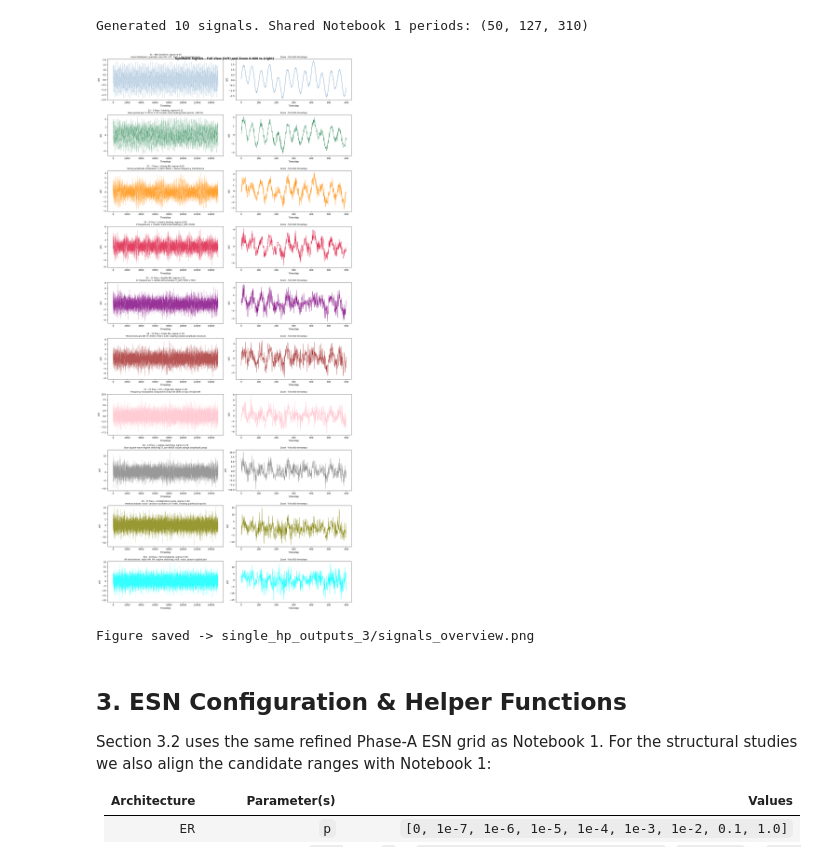
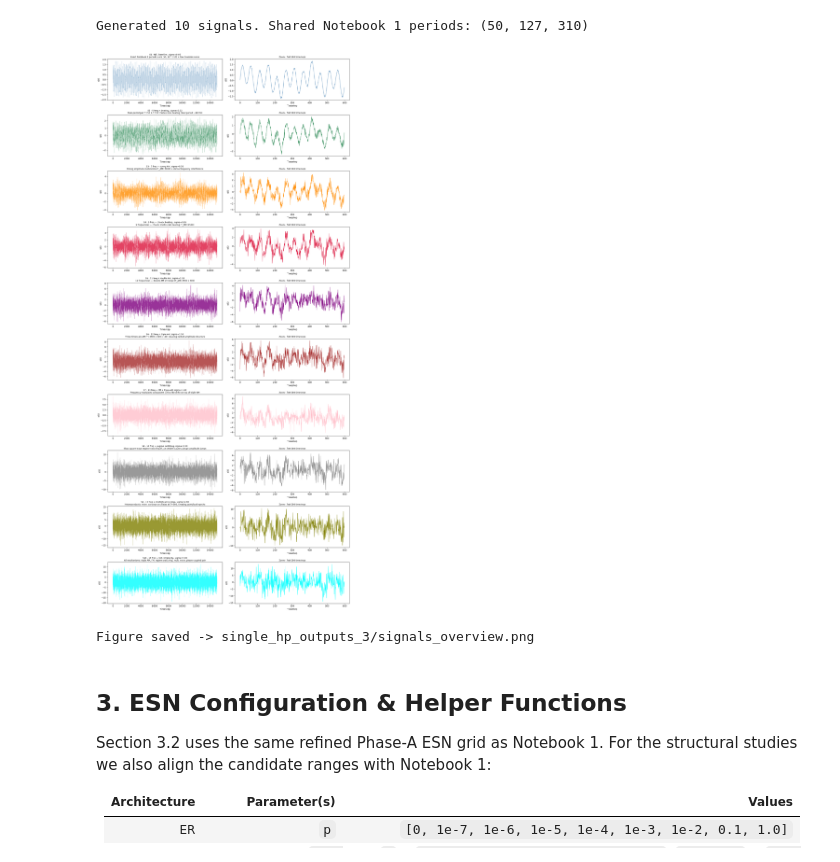
Before and after one commit to antoniommff/tfm_antmacfer1, a Jupyter notebook: 3 - Echo State Networks - Architecture Comparison on Increasingly Difficult Synthetic Signals.ipynb, the cells around one changed output. Cells and saved outputs as stored; diff of their text form; code cells hidden in the pictures.

```diff
--- a/3 - Echo State Networks — Architecture Comparison on Increasingly Difficult Synthetic Signals.ipynb
+++ b/3 - Echo State Networks - Architecture Comparison on Increasingly Difficult Synthetic Signals.ipynb
@@ -385,36 +385,34 @@ Generated 10 signals. Shared Notebook 1 periods: (50, 127, 310)
 # ---------------------------------------------------------------------------
 # Visualise all signals - full view + zoom
 # ---------------------------------------------------------------------------
 n_signals = len(SIGNALS)
 fig, axes = plt.subplots(n_signals, 2, figsize=(16, 3.5 * n_signals))
-fig.suptitle("Synthetic Signals - Full View (left) and Zoom 0-600 ts (right)",
-             fontsize=13, fontweight="bold")
 
 colors = ["steelblue", "seagreen", "darkorange", "crimson",
           "purple", "brown", "pink", "gray", "olive", "cyan"]
 for row, (name, cfg) in enumerate(SIGNALS.items()):
     sig   = cfg["data"]
     color = colors[row % len(colors)]
     label = cfg["label"]
 
     # Full signal
     ax = axes[row, 0]
     ax.plot(t_axis, sig, lw=0.3, color=color, alpha=0.8)
     ax.set_title(f"{label}\n{cfg['desc']}", fontsize=9)
     ax.set_xlabel("Timestep"); ax.set_ylabel("s(t)")
 
     # Zoom
     ax = axes[row, 1]
     ax.plot(t_axis[:600], sig[:600], lw=1.0, color=color)
     ax.set_title(f"Zoom - first 600 timesteps", fontsize=9)
     ax.set_xlabel("Timestep"); ax.set_ylabel("s(t)")
 
 plt.tight_layout()
 plt.savefig("single_hp_outputs_3/signals_overview.png", dpi=120, bbox_inches="tight")
 plt.show()
 print("Figure saved -> single_hp_outputs_3/signals_overview.png")
 # %% [output]
-[figure, old version]
+[figure, new version]
 Figure saved -> single_hp_outputs_3/signals_overview.png
 # %% [markdown]
 ## 3. ESN Configuration & Helper Functions
```
Also changed, not shown: 2 other files.
